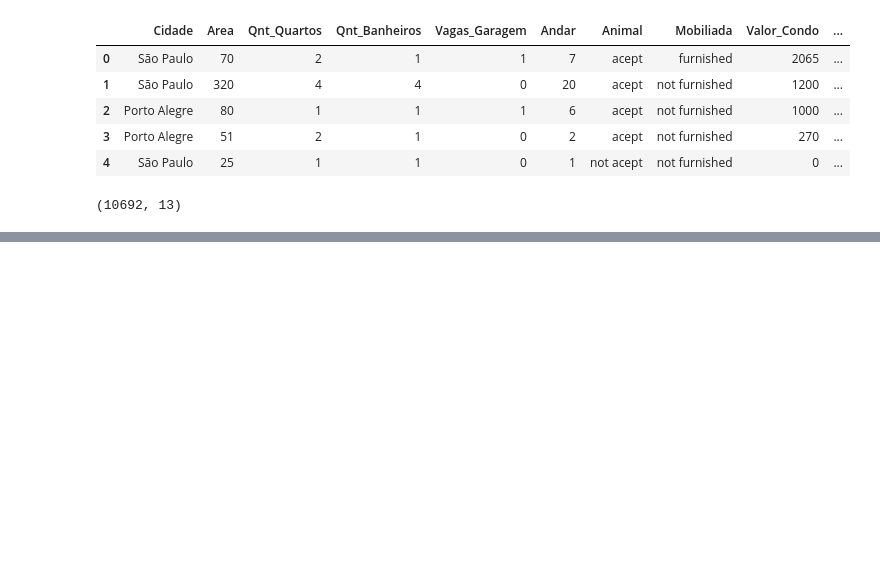
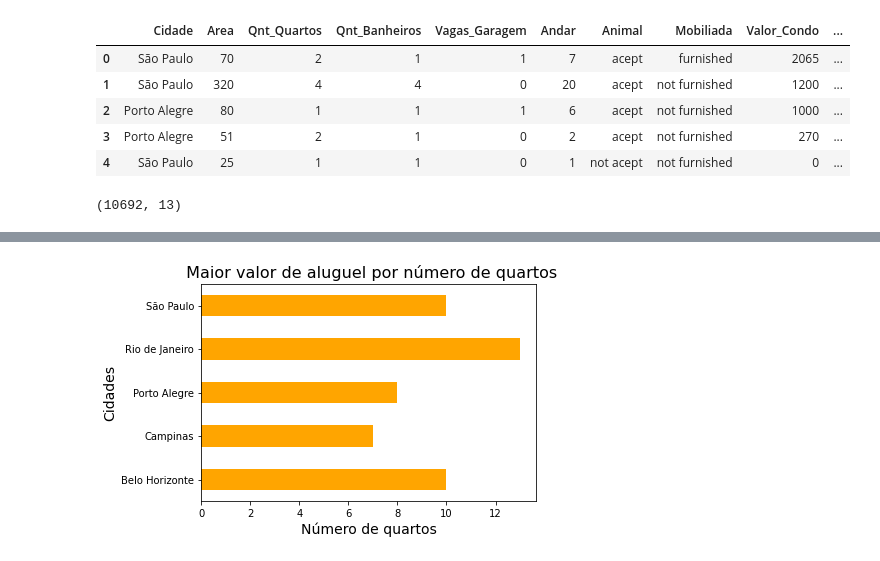
Before and after one commit to Eduu1/Portf-lio-Data-Science, a Jupyter notebook: Projeto-/Projeto - Houses_to_rent.ipynb, the cells around one changed output, grey strips where cells are left out. Saved outputs shown, nothing was run; the diff lists cells and outputs as text; code cells hidden in the pictures; blank space fills up the shorter version.

```diff
--- a/Projeto-/Projeto - Houses_to_rent.ipynb
+++ b/Projeto-/Projeto - Houses_to_rent.ipynb
@@ -35,0 +132,8 @@ dados.shape
+# %%
+dados_agrupado.groupby('Cidade')['Qnt_Quartos'].max().plot(kind = 'barh', color = 'orange')
+plt.title(' Maior valor de aluguel por número de quartos', fontdict = {'size': 16})
+plt.ylabel('Cidades', fontdict = {'size': 14})
+plt.xlabel('Número de quartos', fontdict = {'size': 14})
+plt.show()
+# %% [output]
+[figure, added]
```
Also changed, not shown: parts of 12 cells of this notebook.
